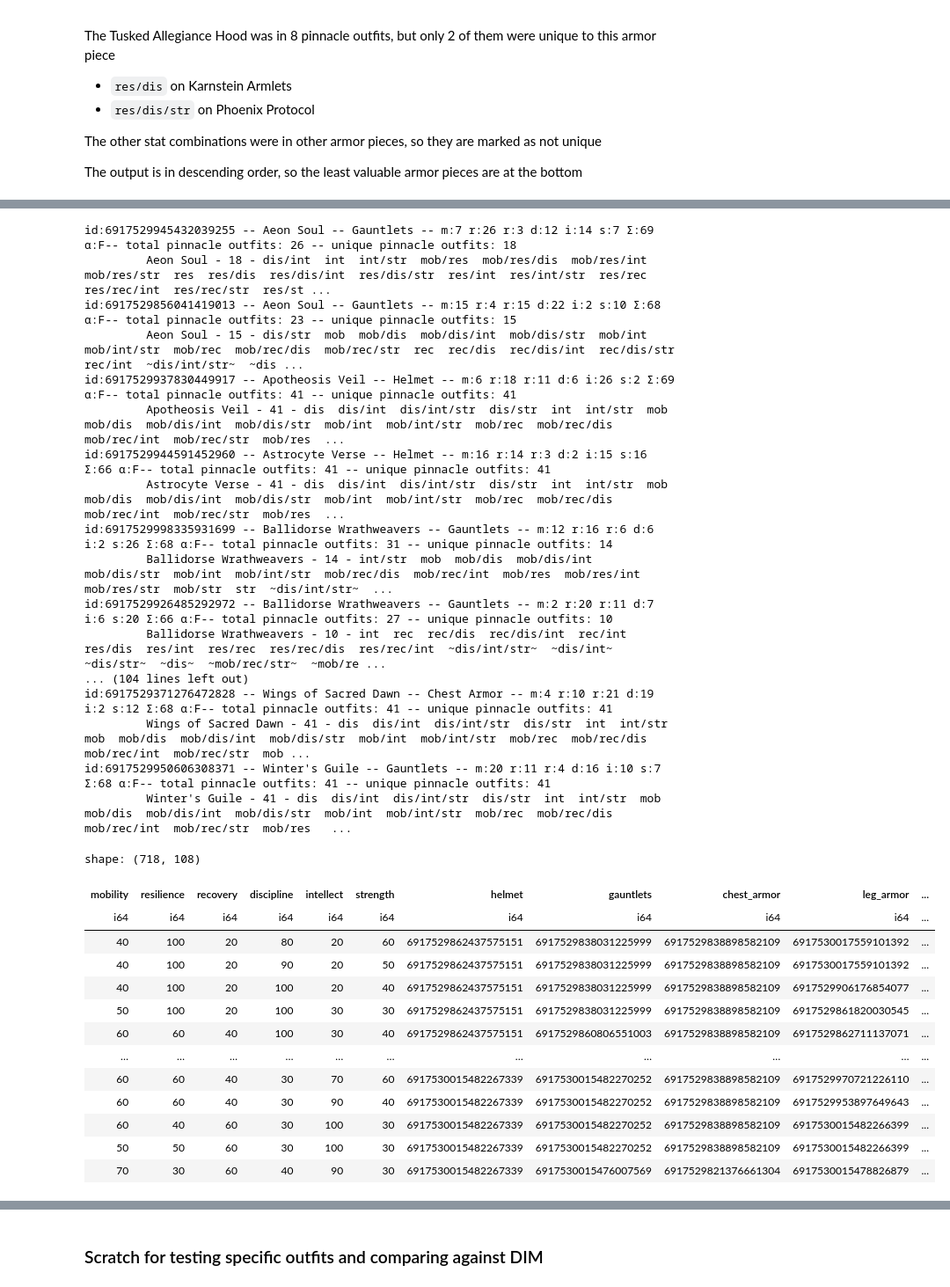
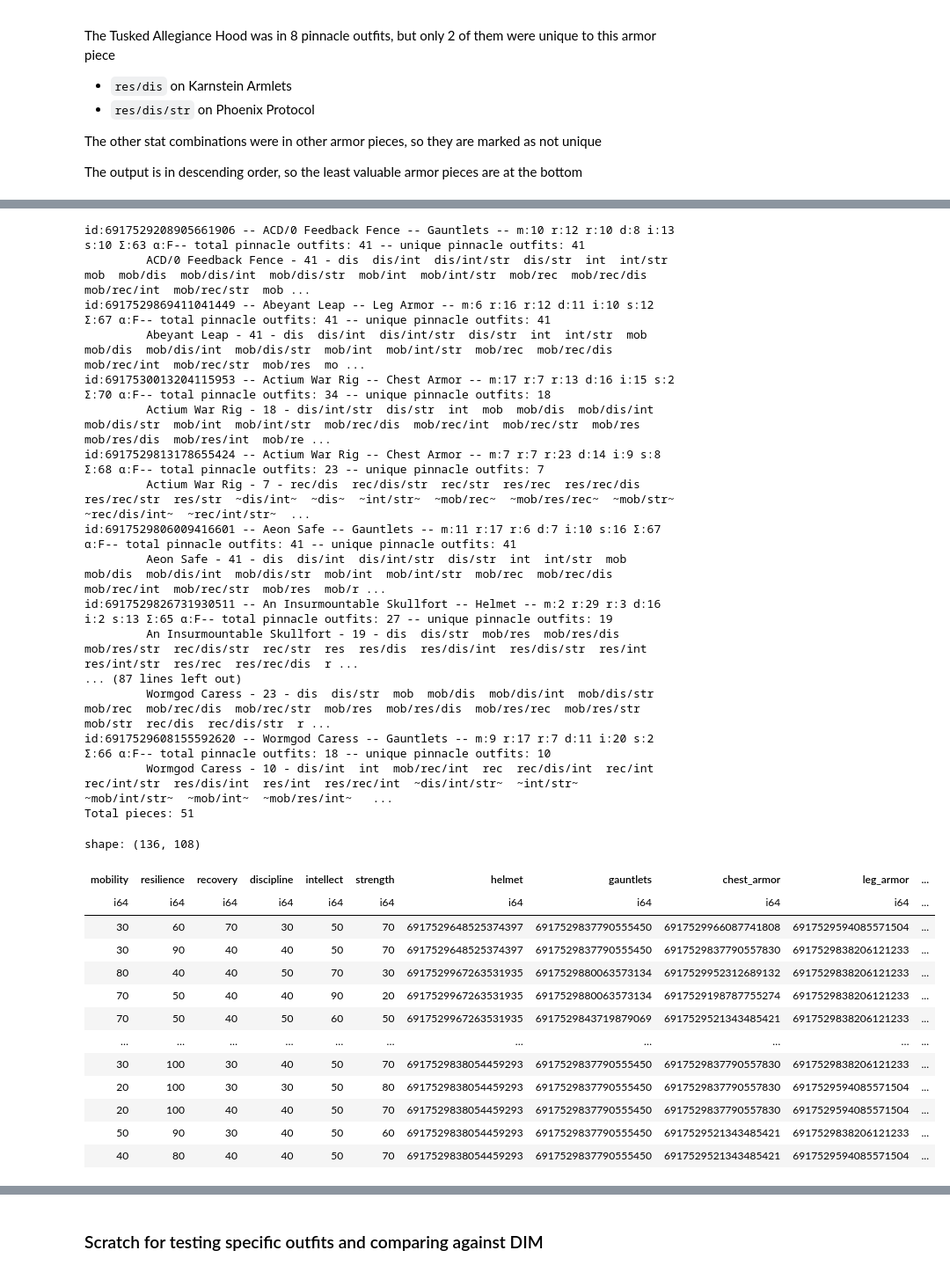
Before and after one commit to tednaleid/d2notebooks, a Jupyter notebook: d2armor.ipynb, the cells around one changed output, grey strips where cells are left out. Shown at 88% size. Saved outputs shown, nothing was run; the diff lists cells and outputs as text; code cells hidden in the pictures.

```diff
--- a/d2armor.ipynb
+++ b/d2armor.ipynb
@@ -267,8 +249,8 @@ Generated 9592037 outfit permutations for Warlock
 # %%
 # modify to the class you want to work with below
 # d2_class, outfits = ("Hunter", hunter_outfits)
-# d2_class, outfits = ("Titan", titan_outfits)
-d2_class, outfits = ("Warlock", warlock_outfits)
+d2_class, outfits = ("Titan", titan_outfits)
+# d2_class, outfits = ("Warlock", warlock_outfits)
 # %%
 # given the outfit permutations above PinnacleOutfits will generate a dataframe with weighted stats for each outfit
 # this lets us see which armor pieces are in outfits that are "pinnacle" (have the highest total stats for a given stat combination)
@@ -613,5 +406,3 @@ The other stat combinations were in other armor pieces, so they are marked as no
 
 
 The output is in descending order, so the least valuable armor pieces are at the bottom
-# %%
-legendary_armor_to_pinnacle_outfits_report(d2_class, armor_dict, pinnacle_outfits_df)
@@ -635,0 +409,5 @@ id:6917529987275827325 -- Allstar Bond -- Class Item -- m:0 r:0 r:0 d:0 i:0 s:0
+# %%
+from src import report
+import importlib
+importlib.reload(report)
+report.legendary_armor_to_pinnacle_outfits_report(d2_class, armor_dict, pinnacle_outfits_df)
@@ -636,57 +432,58 @@ id:6917529987275827325 -- Allstar Bond -- Class Item -- m:0 r:0 r:0 d:0 i:0 s:0
 # %%
 # prints out exotic armor pieces and the stat combinations where this armor piece was in a pinnacle outfit
 # sorts by exotic name so you can compare the stat combinations for each exotic
-exotic_armor_to_pinnacle_outfits_report(d2_class, armor_dict, pinnacle_outfits_df)
+importlib.reload(report)
+report.exotic_armor_to_pinnacle_outfits_report(d2_class, armor_dict, pinnacle_outfits_df)
 # %% [output]
-id:6917529945432039255 -- Aeon Soul -- Gauntlets -- m:7 r:26 r:3 d:12 i:14 s:7 Σ:69 α:F-- total pinnacle outfits: 26 -- unique pinnacle outfits: 18
-         Aeon Soul - 18 - dis/int  int  int/str  mob/res  mob/res/dis  mob/res/int  mob/res/str  res  res/dis  res/dis/int  res/dis/str  res/int  res/int/str  res/rec  res/rec/int  res/rec/str  res/st ...
-id:6917529856041419013 -- Aeon Soul -- Gauntlets -- m:15 r:4 r:15 d:22 i:2 s:10 Σ:68 α:F-- total pinnacle outfits: 23 -- unique pinnacle outfits: 15
-         Aeon Soul - 15 - dis/str  mob  mob/dis  mob/dis/int  mob/dis/str  mob/int  mob/int/str  mob/rec  mob/rec/dis  mob/rec/str  rec  rec/dis  rec/dis/int  rec/dis/str  rec/int  ~dis/int/str~  ~dis ...
-id:6917529937830449917 -- Apotheosis Veil -- Helmet -- m:6 r:18 r:11 d:6 i:26 s:2 Σ:69 α:F-- total pinnacle outfits: 41 -- unique pinnacle outfits: 41
-         Apotheosis Veil - 41 - dis  dis/int  dis/int/str  dis/str  int  int/str  mob  mob/dis  mob/dis/int  mob/dis/str  mob/int  mob/int/str  mob/rec  mob/rec/dis  mob/rec/int  mob/rec/str  mob/res  ...
-id:6917529944591452960 -- Astrocyte Verse -- Helmet -- m:16 r:14 r:3 d:2 i:15 s:16 Σ:66 α:F-- total pinnacle outfits: 41 -- unique pinnacle outfits: 41
-         Astrocyte Verse - 41 - dis  dis/int  dis/int/str  dis/str  int  int/str  mob  mob/dis  mob/dis/int  mob/dis/str  mob/int  mob/int/str  mob/rec  mob/rec/dis  mob/rec/int  mob/rec/str  mob/res  ...
-id:6917529998335931699 -- Ballidorse Wrathweavers -- Gauntlets -- m:12 r:16 r:6 d:6 i:2 s:26 Σ:68 α:F-- total pinnacle outfits: 31 -- unique pinnacle outfits: 14
-         Ballidorse Wrathweavers - 14 - int/str  mob  mob/dis  mob/dis/int  mob/dis/str  mob/int  mob/int/str  mob/rec/dis  mob/rec/int  mob/res  mob/res/int  mob/res/str  mob/str  str  ~dis/int/str~  ...
-id:6917529926485292972 -- Ballidorse Wrathweavers -- Gauntlets -- m:2 r:20 r:11 d:7 i:6 s:20 Σ:66 α:F-- total pinnacle outfits: 27 -- unique pinnacle outfits: 10
-         Ballidorse Wrathweavers - 10 - int  rec  rec/dis  rec/dis/int  rec/int  res/dis  res/int  res/rec  res/rec/dis  res/rec/int  ~dis/int/str~  ~dis/int~  ~dis/str~  ~dis~  ~mob/rec/str~  ~mob/re ...
-... (104 lines left out)
-id:6917529371276472828 -- Wings of Sacred Dawn -- Chest Armor -- m:4 r:10 r:21 d:19 i:2 s:12 Σ:68 α:F-- total pinnacle outfits: 41 -- unique pinnacle outfits: 41
-         Wings of Sacred Dawn - 41 - dis  dis/int  dis/int/str  dis/str  int  int/str  mob  mob/dis  mob/dis/int  mob/dis/str  mob/int  mob/int/str  mob/rec  mob/rec/dis  mob/rec/int  mob/rec/str  mob ...
-id:6917529950606308371 -- Winter's Guile -- Gauntlets -- m:20 r:11 r:4 d:16 i:10 s:7 Σ:68 α:F-- total pinnacle outfits: 41 -- unique pinnacle outfits: 41
-         Winter's Guile - 41 - dis  dis/int  dis/int/str  dis/str  int  int/str  mob  mob/dis  mob/dis/int  mob/dis/str  mob/int  mob/int/str  mob/rec  mob/rec/dis  mob/rec/int  mob/rec/str  mob/res   ...
+id:6917529208905661906 -- ACD/0 Feedback Fence -- Gauntlets -- m:10 r:12 r:10 d:8 i:13 s:10 Σ:63 α:F-- total pinnacle outfits: 41 -- unique pinnacle outfits: 41
+         ACD/0 Feedback Fence - 41 - dis  dis/int  dis/int/str  dis/str  int  int/str  mob  mob/dis  mob/dis/int  mob/dis/str  mob/int  mob/int/str  mob/rec  mob/rec/dis  mob/rec/int  mob/rec/str  mob ...
+id:6917529869411041449 -- Abeyant Leap -- Leg Armor -- m:6 r:16 r:12 d:11 i:10 s:12 Σ:67 α:F-- total pinnacle outfits: 41 -- unique pinnacle outfits: 41
+         Abeyant Leap - 41 - dis  dis/int  dis/int/str  dis/str  int  int/str  mob  mob/dis  mob/dis/int  mob/dis/str  mob/int  mob/int/str  mob/rec  mob/rec/dis  mob/rec/int  mob/rec/str  mob/res  mo ...
+id:6917530013204115953 -- Actium War Rig -- Chest Armor -- m:17 r:7 r:13 d:16 i:15 s:2 Σ:70 α:F-- total pinnacle outfits: 34 -- unique pinnacle outfits: 18
+         Actium War Rig - 18 - dis/int/str  dis/str  int  mob  mob/dis  mob/dis/int  mob/dis/str  mob/int  mob/int/str  mob/rec/dis  mob/rec/int  mob/rec/str  mob/res  mob/res/dis  mob/res/int  mob/re ...
+id:6917529813178655424 -- Actium War Rig -- Chest Armor -- m:7 r:7 r:23 d:14 i:9 s:8 Σ:68 α:F-- total pinnacle outfits: 23 -- unique pinnacle outfits: 7
+         Actium War Rig - 7 - rec/dis  rec/dis/str  rec/str  res/rec  res/rec/dis  res/rec/str  res/str  ~dis/int~  ~dis~  ~int/str~  ~mob/rec~  ~mob/res/rec~  ~mob/str~  ~rec/dis/int~  ~rec/int/str~  ...
+id:6917529806009416601 -- Aeon Safe -- Gauntlets -- m:11 r:17 r:6 d:7 i:10 s:16 Σ:67 α:F-- total pinnacle outfits: 41 -- unique pinnacle outfits: 41
+         Aeon Safe - 41 - dis  dis/int  dis/int/str  dis/str  int  int/str  mob  mob/dis  mob/dis/int  mob/dis/str  mob/int  mob/int/str  mob/rec  mob/rec/dis  mob/rec/int  mob/rec/str  mob/res  mob/r ...
+id:6917529826731930511 -- An Insurmountable Skullfort -- Helmet -- m:2 r:29 r:3 d:16 i:2 s:13 Σ:65 α:F-- total pinnacle outfits: 27 -- unique pinnacle outfits: 19
+         An Insurmountable Skullfort - 19 - dis  dis/str  mob/res  mob/res/dis  mob/res/str  rec/dis/str  rec/str  res  res/dis  res/dis/int  res/dis/str  res/int  res/int/str  res/rec  res/rec/dis  r ...
+... (87 lines left out)
+         Wormgod Caress - 23 - dis  dis/str  mob  mob/dis  mob/dis/int  mob/dis/str  mob/rec  mob/rec/dis  mob/rec/str  mob/res  mob/res/dis  mob/res/rec  mob/res/str  mob/str  rec/dis  rec/dis/str  r ...
+id:6917529608155592620 -- Wormgod Caress -- Gauntlets -- m:9 r:17 r:7 d:11 i:20 s:2 Σ:66 α:F-- total pinnacle outfits: 18 -- unique pinnacle outfits: 10
+         Wormgod Caress - 10 - dis/int  int  mob/rec/int  rec  rec/dis/int  rec/int  rec/int/str  res/dis/int  res/int  res/rec/int  ~dis/int/str~  ~int/str~  ~mob/int/str~  ~mob/int~  ~mob/res/int~   ...
+Total pieces: 51
 # %%
 import polars as pl
 from polars import col
 
 # if you want to find all the outfits for a specific armor piece
 def find_exotic_outfits_df(exotic_name, armor_dict, outfits_df):
     exotic_hash = ProfileOutfits.NO_EXOTIC_HASH
     for armor in armor_dict.values():
         if armor.item_name == exotic_name:
             exotic_hash = armor.item_hash
             break
 
     return outfits_df.filter(col('exotic_hash') == exotic_hash)
 
-exotic_outfits_df = find_exotic_outfits_df("Starfire Protocol", armor_dict, pinnacle_outfits_df)
+exotic_outfits_df = find_exotic_outfits_df("Lion Rampant", armor_dict, pinnacle_outfits_df)
 
 exotic_outfits_df
 # %% [output]
-shape: (718, 108)
+shape: (136, 108)
 | mobility | resilience | recovery | discipline | intellect | strength | helmet | gauntlets | chest_armor | leg_armor | ... |
 | i64 | i64 | i64 | i64 | i64 | i64 | i64 | i64 | i64 | i64 | ... |
-| 40 | 100 | 20 | 80 | 20 | 60 | 6917529862437575151 | 6917529838031225999 | 6917529838898582109 | 6917530017559101392 | ... |
-| 40 | 100 | 20 | 90 | 20 | 50 | 6917529862437575151 | 6917529838031225999 | 6917529838898582109 | 6917530017559101392 | ... |
-| 40 | 100 | 20 | 100 | 20 | 40 | 6917529862437575151 | 6917529838031225999 | 6917529838898582109 | 6917529906176854077 | ... |
-| 50 | 100 | 20 | 100 | 30 | 30 | 6917529862437575151 | 6917529838031225999 | 6917529838898582109 | 6917529861820030545 | ... |
-| 60 | 60 | 40 | 100 | 30 | 40 | 6917529862437575151 | 6917529860806551003 | 6917529838898582109 | 6917529862711137071 | ... |
+| 30 | 60 | 70 | 30 | 50 | 70 | 6917529648525374397 | 6917529837790555450 | 6917529966087741808 | 6917529594085571504 | ... |
+| 30 | 90 | 40 | 40 | 50 | 70 | 6917529648525374397 | 6917529837790555450 | 6917529837790557830 | 6917529838206121233 | ... |
+| 80 | 40 | 40 | 50 | 70 | 30 | 6917529967263531935 | 6917529880063573134 | 6917529952312689132 | 6917529838206121233 | ... |
+| 70 | 50 | 40 | 40 | 90 | 20 | 6917529967263531935 | 6917529880063573134 | 6917529198787755274 | 6917529838206121233 | ... |
+| 70 | 50 | 40 | 50 | 60 | 50 | 6917529967263531935 | 6917529843719879069 | 6917529521343485421 | 6917529838206121233 | ... |
 | … | … | … | … | … | … | … | … | … | … | ... |
-| 60 | 60 | 40 | 30 | 70 | 60 | 6917530015482267339 | 6917530015482270252 | 6917529838898582109 | 6917529970721226110 | ... |
-| 60 | 60 | 40 | 30 | 90 | 40 | 6917530015482267339 | 6917530015482270252 | 6917529838898582109 | 6917529953897649643 | ... |
-| 60 | 40 | 60 | 30 | 100 | 30 | 6917530015482267339 | 6917530015482270252 | 6917529838898582109 | 6917530015482266399 | ... |
-| 50 | 50 | 60 | 30 | 100 | 30 | 6917530015482267339 | 6917530015482270252 | 6917529838898582109 | 6917530015482266399 | ... |
-| 70 | 30 | 60 | 40 | 90 | 30 | 6917530015482267339 | 6917530015476007569 | 6917529821376661304 | 6917530015478826879 | ... |
+| 30 | 100 | 30 | 40 | 50 | 70 | 6917529838054459293 | 6917529837790555450 | 6917529837790557830 | 6917529838206121233 | ... |
+| 20 | 100 | 30 | 30 | 50 | 80 | 6917529838054459293 | 6917529837790555450 | 6917529837790557830 | 6917529594085571504 | ... |
+| 20 | 100 | 40 | 40 | 50 | 70 | 6917529838054459293 | 6917529837790555450 | 6917529837790557830 | 6917529594085571504 | ... |
+| 50 | 90 | 30 | 40 | 50 | 60 | 6917529838054459293 | 6917529837790555450 | 6917529521343485421 | 6917529838206121233 | ... |
+| 40 | 80 | 40 | 40 | 50 | 70 | 6917529838054459293 | 6917529837790555450 | 6917529521343485421 | 6917529594085571504 | ... |
 # %%
 # find a particular exotic armor piece and stat combo you're interested in
 stats = ['resilience', 'discipline', 'strength']
```
Also changed, not shown: parts of 20 cells of this notebook, 4 other files.
